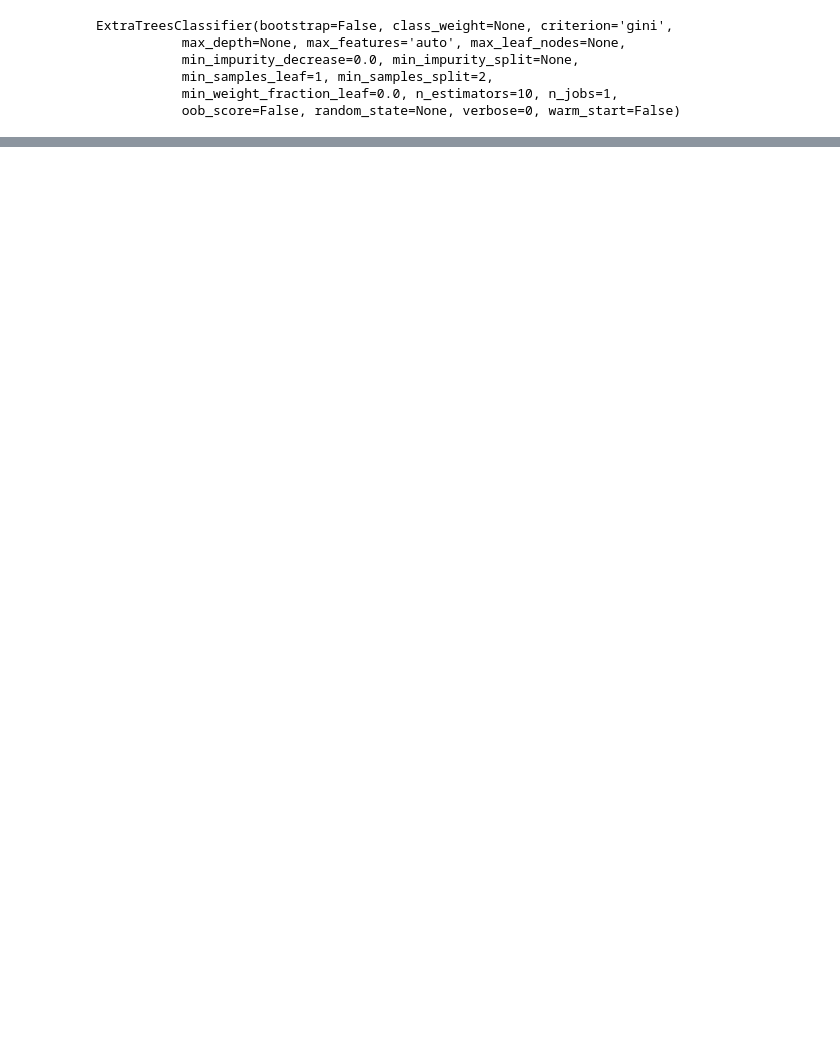
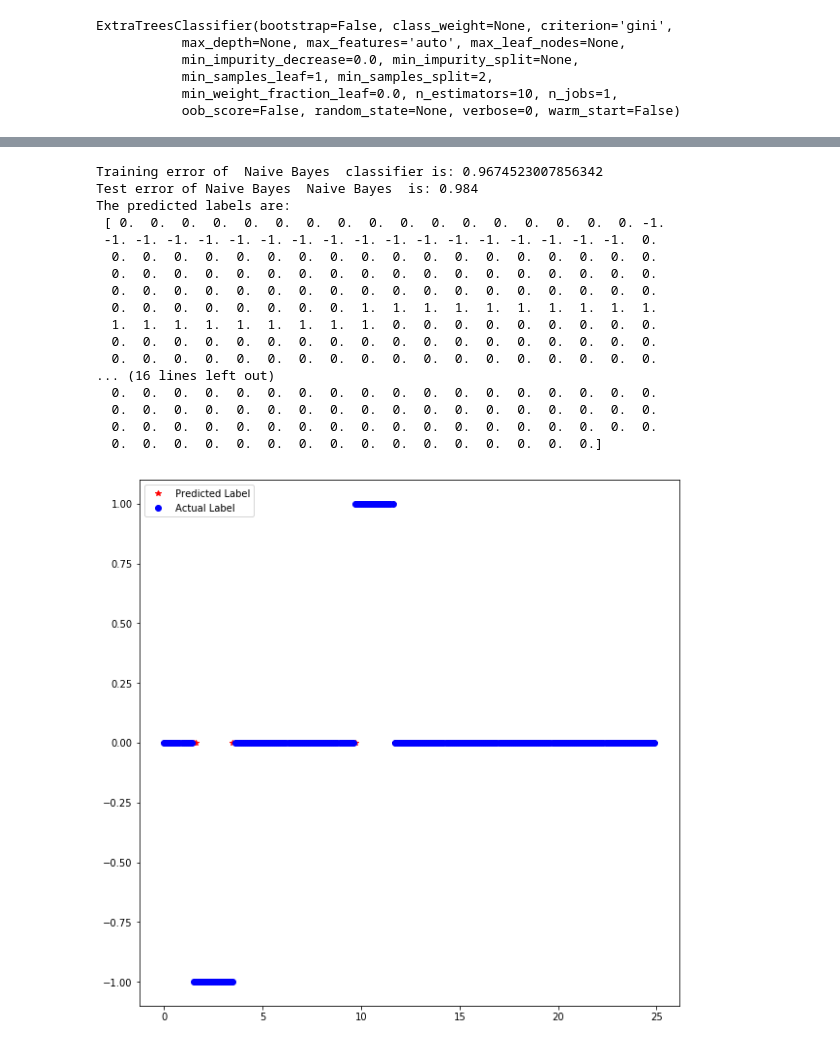
Before and after one commit to tianxintao/Wheelchair-User-Intention-Detection, a Jupyter notebook: CFP.ipynb, the cells around one changed output, grey strips where cells are left out. Saved outputs shown, nothing was run; the diff lists cells and outputs as text; code cells hidden in the pictures; blank space fills up the shorter version.

```diff
--- a/CFP.ipynb
+++ b/CFP.ipynb
@@ -69,0 +139,21 @@ print(np.mean(model.predict(x_train)==y_train))
+# %%
+ShowModelPerformance(x_test,y_test,x_train,y_train,model,"Naive Bayes")
+# %% [output]
+Training error of  Naive Bayes  classifier is: 0.9674523007856342
+Test error of Naive Bayes  Naive Bayes  is: 0.984
+The predicted labels are:
+ [ 0.  0.  0.  0.  0.  0.  0.  0.  0.  0.  0.  0.  0.  0.  0.  0.  0. -1.
+ -1. -1. -1. -1. -1. -1. -1. -1. -1. -1. -1. -1. -1. -1. -1. -1. -1.  0.
+  0.  0.  0.  0.  0.  0.  0.  0.  0.  0.  0.  0.  0.  0.  0.  0.  0.  0.
+  0.  0.  0.  0.  0.  0.  0.  0.  0.  0.  0.  0.  0.  0.  0.  0.  0.  0.
+  0.  0.  0.  0.  0.  0.  0.  0.  0.  0.  0.  0.  0.  0.  0.  0.  0.  0.
+  0.  0.  0.  0.  0.  0.  0.  0.  1.  1.  1.  1.  1.  1.  1.  1.  1.  1.
+  1.  1.  1.  1.  1.  1.  1.  1.  1.  0.  0.  0.  0.  0.  0.  0.  0.  0.
+  0.  0.  0.  0.  0.  0.  0.  0.  0.  0.  0.  0.  0.  0.  0.  0.  0.  0.
+  0.  0.  0.  0.  0.  0.  0.  0.  0.  0.  0.  0.  0.  0.  0.  0.  0.  0.
+... (16 lines left out)
+  0.  0.  0.  0.  0.  0.  0.  0.  0.  0.  0.  0.  0.  0.  0.  0.  0.  0.
+  0.  0.  0.  0.  0.  0.  0.  0.  0.  0.  0.  0.  0.  0.  0.  0.  0.  0.
+  0.  0.  0.  0.  0.  0.  0.  0.  0.  0.  0.  0.  0.  0.  0.  0.  0.  0.
+  0.  0.  0.  0.  0.  0.  0.  0.  0.  0.  0.  0.  0.  0.  0.  0.]
+[figure, added]
```
Also changed, not shown: parts of 19 cells of this notebook, 1 other file.
